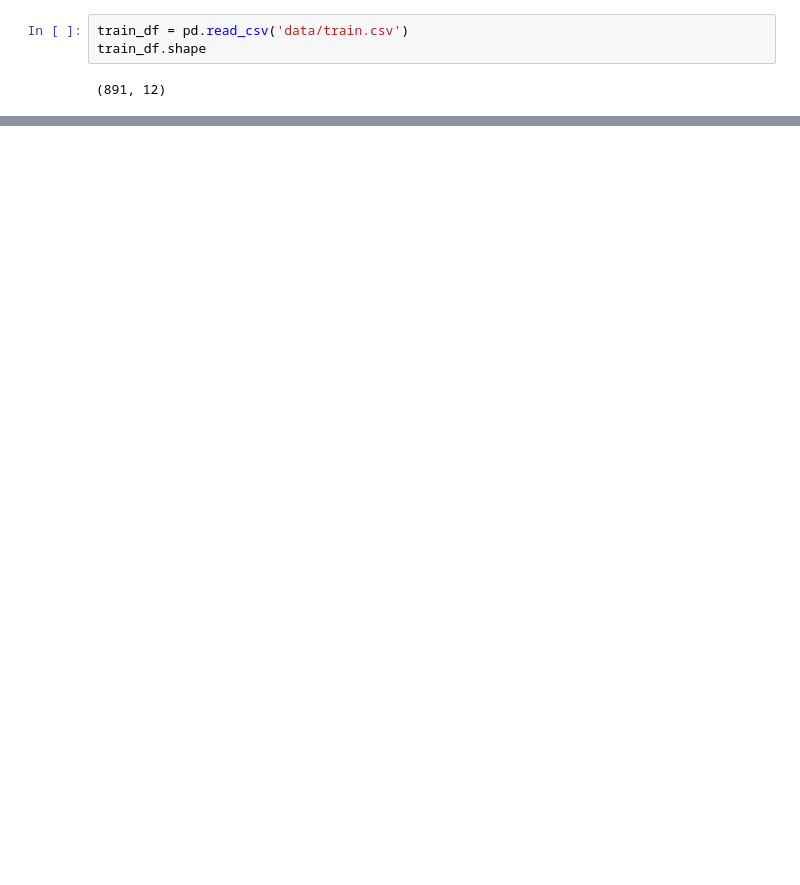
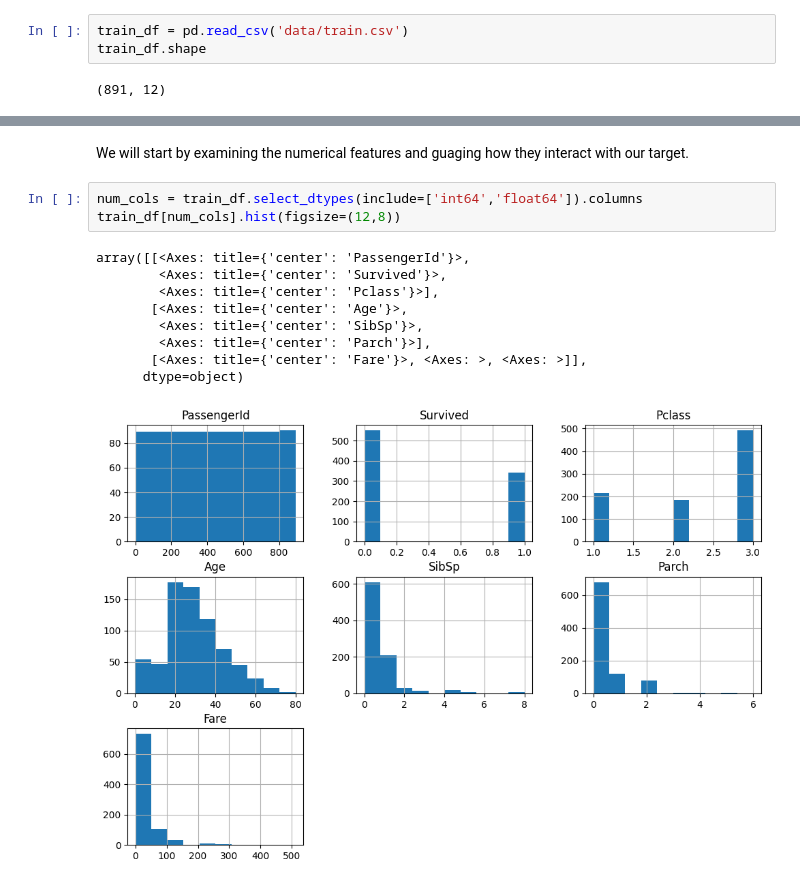
Before and after one commit to jpwoods1878/titanic-survival-prediction, a Jupyter notebook: load_data.ipynb, the cells around one changed output, grey strips where cells are left out. Cells and saved outputs as stored; diff of their text form; blank space fills up the shorter version.

```diff
--- a/load_data.ipynb
+++ b/load_data.ipynb
@@ -30,0 +94,15 @@ train_df.head()
+# %% [markdown]
+We will start by examining the numerical features and guaging how they interact with our target.
+# %%
+num_cols = train_df.select_dtypes(include=['int64','float64']).columns
+train_df[num_cols].hist(figsize=(12,8))
+# %% [output]
+array([[<Axes: title={'center': 'PassengerId'}>,
+        <Axes: title={'center': 'Survived'}>,
+        <Axes: title={'center': 'Pclass'}>],
+       [<Axes: title={'center': 'Age'}>,
+        <Axes: title={'center': 'SibSp'}>,
+        <Axes: title={'center': 'Parch'}>],
+       [<Axes: title={'center': 'Fare'}>, <Axes: >, <Axes: >]],
+      dtype=object)
+[figure, added]
```
Also changed, not shown: parts of 7 cells of this notebook.
